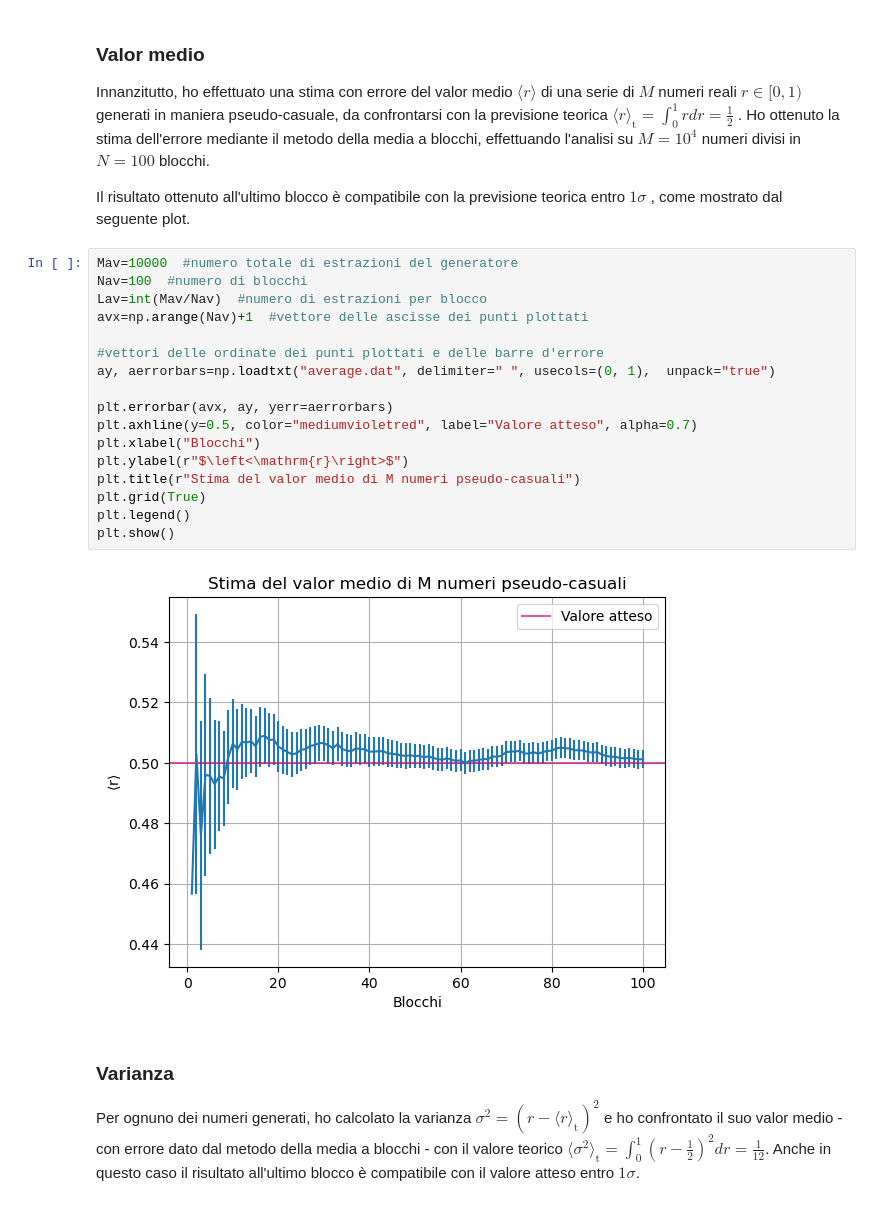
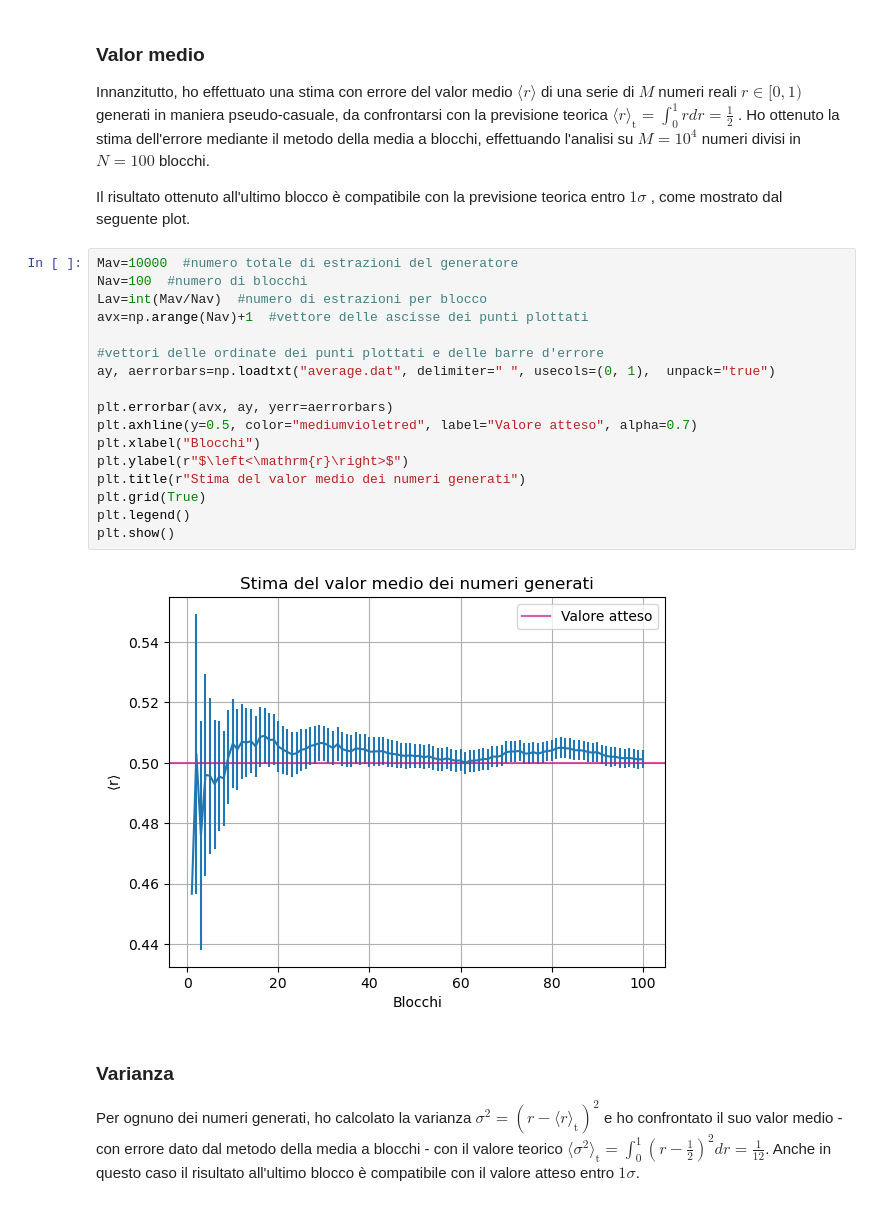
Before and after one commit to angela-bonato/LaboratorioSimulazioneNumerica, a Jupyter notebook: Es01/Esercitazione1.ipynb, the cells around one changed output. Cells and saved outputs as stored; diff of their text form.

```diff
--- a/Es01/Esercitazione1.ipynb
+++ b/Es01/Esercitazione1.ipynb
@@ -22,22 +22,22 @@ Il risultato ottenuto all'ultimo blocco è compatibile con la previsione teorica
 # %%
 Mav=10000  #numero totale di estrazioni del generatore
 Nav=100  #numero di blocchi
 Lav=int(Mav/Nav)  #numero di estrazioni per blocco
 avx=np.arange(Nav)+1  #vettore delle ascisse dei punti plottati
 
 #vettori delle ordinate dei punti plottati e delle barre d'errore
 ay, aerrorbars=np.loadtxt("average.dat", delimiter=" ", usecols=(0, 1),  unpack="true")
 
 plt.errorbar(avx, ay, yerr=aerrorbars)
 plt.axhline(y=0.5, color="mediumvioletred", label="Valore atteso", alpha=0.7)
 plt.xlabel("Blocchi")
 plt.ylabel(r"$\left<\mathrm{r}\right>$")
-plt.title(r"Stima del valor medio di M numeri pseudo-casuali")
+plt.title(r"Stima del valor medio dei numeri generati")
 plt.grid(True)
 plt.legend()
 plt.show()
 # %% [output]
-[figure, old version]
+[figure, new version]
 # %% [markdown]
 ### Varianza
 
```
Also changed, not shown: parts of 2 cells of this notebook, 12 other files.
